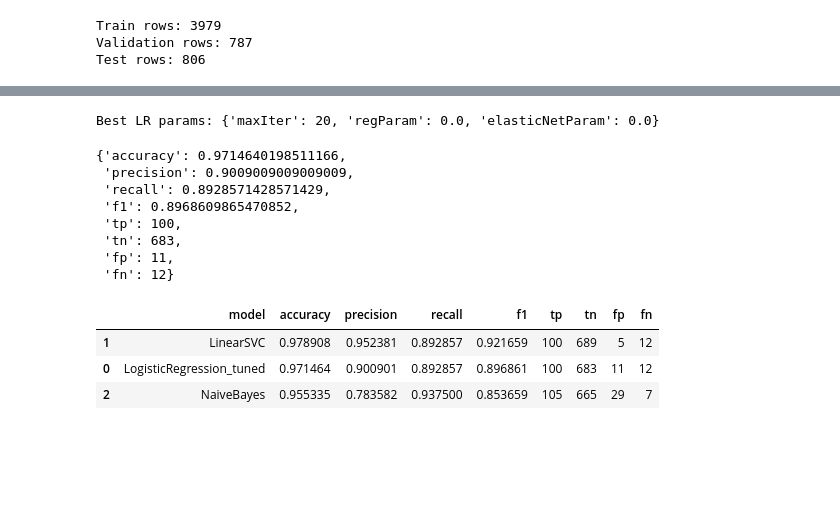
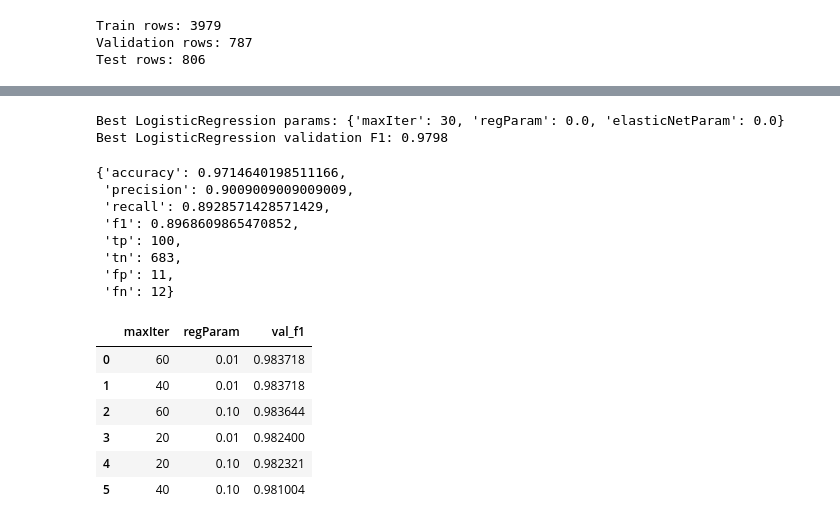
Before and after one commit to khalilelemam/distributed-sms-spam-intelligence, a Jupyter notebook: notebooks/02_modeling_pipeline.ipynb, the cells around one changed output, grey strips where cells are left out. Cells and saved outputs as stored; diff of their text form; code cells hidden in the pictures; blank space fills up the shorter version.

Commit message:
feat: refactor tuning with spark tvs and add fastapi service

```diff
--- a/notebooks/02_modeling_pipeline.ipynb
+++ b/notebooks/02_modeling_pipeline.ipynb
@@ -247,11 +280,13 @@ tuning_table
 # %%
-print('Best LR params:', best_lr_params)
-
 best_lr_test_pred = best_lr.transform(test_df_v)
 best_lr_test_metrics = compute_binary_metrics(best_lr_test_pred)
+
+print('Best LogisticRegression params:', best_lr_params)
+print(f"Best LogisticRegression validation F1: {best_val_f1:.4f}")
 best_lr_test_metrics
 # %% [output]
-Best LR params: {'maxIter': 20, 'regParam': 0.0, 'elasticNetParam': 0.0}
+Best LogisticRegression params: {'maxIter': 30, 'regParam': 0.0, 'elasticNetParam': 0.0}
+Best LogisticRegression validation F1: 0.9798
 {'accuracy': 0.9714640198511166,
  'precision': 0.9009009009009009,
  'recall': 0.8928571428571429,
@@ -261,28 +296,54 @@ Best LR params: {'maxIter': 20, 'regParam': 0.0, 'elasticNetParam': 0.0}
  'fp': 11,
  'fn': 12}
 # %%
-from pyspark.ml.classification import LinearSVC, NaiveBayes
+lsvc_base = LinearSVC(featuresCol='features', labelCol='label')
+lsvc_pipeline = build_pipeline(lsvc_base)
 
-comparison_rows = [
-    {'model': 'LogisticRegression_tuned', **best_lr_test_metrics}
- ]
+lsvc_param_grid = (
+    ParamGridBuilder()
+    .addGrid(lsvc_base.maxIter, [20, 40, 60])
+    .addGrid(lsvc_base.regParam, [0.01, 0.1])
+    .build()
+ )
 
-lsvc = LinearSVC(featuresCol='features', labelCol='label', maxIter=40, regParam=0.1)
-lsvc_model = build_pipeline(lsvc).fit(train_df_v)
-lsvc_test_pred = lsvc_model.transform(test_df_v)
-lsvc_metrics = compute_binary_metrics(lsvc_test_pred)
-comparison_rows.append({'model': 'LinearSVC', **lsvc_metrics})
+lsvc_tvs = TrainValidationSplit(
+    estimator=lsvc_pipeline,
+    estimatorParamMaps=lsvc_param_grid,
+    evaluator=f1_evaluator,
+    trainRatio=0.8,
+    seed=42,
+    parallelism=1
+ )
 
-nb = NaiveBayes(featuresCol='features', labelCol='label', modelType='multinomial', smoothing=1.0)
-nb_model = build_pipeline(nb).fit(train_df_v)
-nb_test_pred = nb_model.transform(test_df_v)
-nb_metrics = compute_binary_metrics(nb_test_pred)
-comparison_rows.append({'model': 'NaiveBayes', **nb_metrics})
+lsvc_tvs_model = lsvc_tvs.fit(train_df_v)
+best_lsvc = lsvc_tvs_model.bestModel
 
-comparison_table = pd.DataFrame(comparison_rows).sort_values('f1', ascending=False)
-comparison_table
+lsvc_best_idx = int(max(range(len(lsvc_tvs_model.validationMetrics)), key=lambda i: lsvc_tvs_model.validationMetrics[i]))
+lsvc_best_map = lsvc_param_grid[lsvc_best_idx]
+
+best_lsvc_params = {
+    'maxIter': int(lsvc_best_map[lsvc_base.maxIter]),
+    'regParam': float(lsvc_best_map[lsvc_base.regParam]),
+ }
+best_lsvc_val_f1 = float(lsvc_tvs_model.validationMetrics[lsvc_best_idx])
+
+lsvc_tuning_table = pd.DataFrame(
+    [
+        {
+            'maxIter': int(param_map[lsvc_base.maxIter]),
+            'regParam': float(param_map[lsvc_base.regParam]),
+            'val_f1': float(score),
+        }
+        for param_map, score in zip(lsvc_param_grid, lsvc_tvs_model.validationMetrics)
+    ]
+).sort_values('val_f1', ascending=False).reset_index(drop=True)
+
+lsvc_tuning_table
 # %% [output]
-|  | model | accuracy | precision | recall | f1 | tp | tn | fp | fn |
-| 1 | LinearSVC | 0.978908 | 0.952381 | 0.892857 | 0.921659 | 100 | 689 | 5 | 12 |
-| 0 | LogisticRegression_tuned | 0.971464 | 0.900901 | 0.892857 | 0.896861 | 100 | 683 | 11 | 12 |
-| 2 | NaiveBayes | 0.955335 | 0.783582 | 0.937500 | 0.853659 | 105 | 665 | 29 | 7 |
+|  | maxIter | regParam | val_f1 |
+| 0 | 60 | 0.01 | 0.983718 |
+| 1 | 40 | 0.01 | 0.983718 |
+| 2 | 60 | 0.10 | 0.983644 |
+| 3 | 20 | 0.01 | 0.982400 |
+| 4 | 20 | 0.10 | 0.982321 |
+| 5 | 40 | 0.10 | 0.981004 |
```
Also changed, not shown: parts of 4 cells of this notebook, 10 other files.
